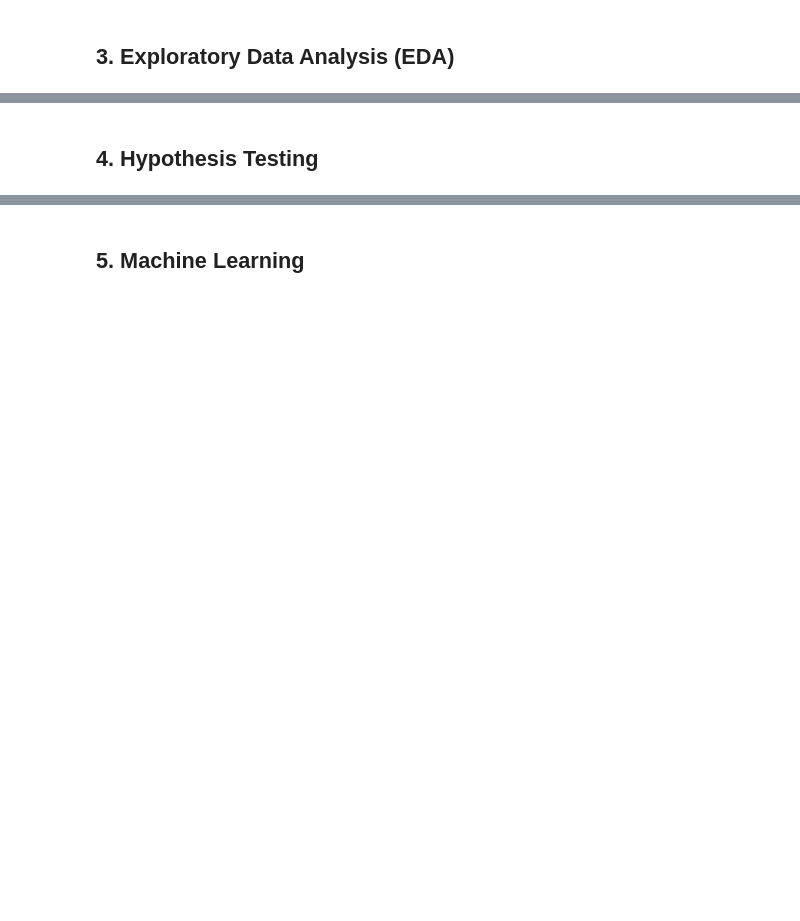
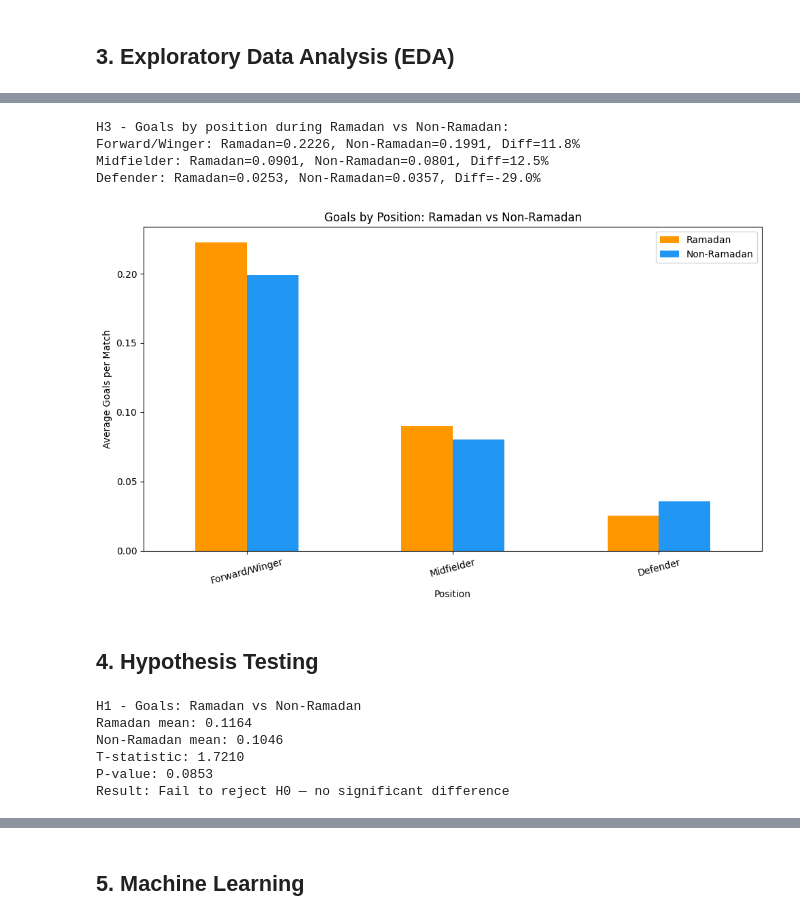
Before and after one commit to BHoxhaAL/DSA210Proj, a Jupyter notebook: analysis.ipynb, the cells around one changed output, grey strips where cells are left out. Cells and saved outputs as stored; diff of their text form; code cells hidden in the pictures; blank space fills up the shorter version.

```diff
--- a/analysis.ipynb
+++ b/analysis.ipynb
@@ -21,2 +142,75 @@ print(df['clean_name'].nunique())
+# %%
+#Mapping the Positions to Group (H3)
+def map_position(pos):
+    if pd.isna(pos) or str(pos) == '0':
+        return None
+    pos = str(pos)
+    if any(x in pos for x in ['FW', 'RW', 'LW', 'ST', 'CF']):
+        return 'Forward/Winger'
+    elif any(x in pos for x in ['CM', 'DM', 'AM', 'RM', 'LM', 'MF']):
+        return 'Midfielder'
+    elif any(x in pos for x in ['CB', 'RB', 'LB', 'WB', 'DF']):
+        return 'Defender'
+    elif 'GK' in pos:
+        return 'Goalkeeper'
+    return None
+
+df['position_group'] = df['pos'].apply(map_position)
+
+print("H3 - Goals by position during Ramadan vs Non-Ramadan:")
+for pos in ['Forward/Winger', 'Midfielder', 'Defender']:
+    r = df[(df['is_ramadan']) & (df['position_group'] == pos)]['Gls']
+    nr = df[(~df['is_ramadan']) & (df['position_group'] == pos)]['Gls']
+    if len(r) > 0 and len(nr) > 0:
+        diff = ((r.mean() - nr.mean()) / nr.mean() * 100) if nr.mean() > 0 else 0
+        print(f"{pos}: Ramadan={r.mean():.4f}, Non-Ramadan={nr.mean():.4f}, Diff={diff:.1f}%")
+# %% [output]
+H3 - Goals by position during Ramadan vs Non-Ramadan:
+Forward/Winger: Ramadan=0.2226, Non-Ramadan=0.1991, Diff=11.8%
+Midfielder: Ramadan=0.0901, Non-Ramadan=0.0801, Diff=12.5%
+Defender: Ramadan=0.0253, Non-Ramadan=0.0357, Diff=-29.0%
+# %%
+pos_data = []
+for pos in ['Forward/Winger', 'Midfielder', 'Defender']:
+    r = df[(df['is_ramadan']) & (df['position_group'] == pos)]['Gls'].mean()
+    nr = df[(~df['is_ramadan']) & (df['position_group'] == pos)]['Gls'].mean()
+    pos_data.append({'Position': pos, 'Ramadan': r, 'Non-Ramadan': nr})
+
+pos_df = pd.DataFrame(pos_data).set_index('Position')
+
+pos_df.plot(kind='bar', figsize=(10, 6), color=['#FF9800', '#2196F3'])
+plt.title('Goals by Position: Ramadan vs Non-Ramadan')
+plt.ylabel('Average Goals per Match')
+plt.xticks(rotation=15)
+plt.tight_layout()
+plt.savefig('h3_position_goals.png', dpi=150)
+plt.show()
+# %% [output]
+[figure, added]
 # %% [markdown]
 ## 4. Hypothesis Testing
+# %%
+#H1: Do Muslim Players Perform Significantly Better During Ramadan?
+#Test On Goals With Two-Sample t-test
+
+ramadan_gls = df[df['is_ramadan']]['Gls'].dropna()
+non_ramadan_gls = df[~df['is_ramadan']]['Gls'].dropna()
+
+t_stat, p_value = stats.ttest_ind(ramadan_gls, non_ramadan_gls, equal_var=False)
+
+print("H1 - Goals: Ramadan vs Non-Ramadan")
+print(f"Ramadan mean: {ramadan_gls.mean():.4f}")
+print(f"Non-Ramadan mean: {non_ramadan_gls.mean():.4f}")
+print(f"T-statistic: {t_stat:.4f}")
+print(f"P-value: {p_value:.4f}")
+if p_value < 0.05:
+    print("Result: Reject H0 — significant difference found")
+else:
+    print("Result: Fail to reject H0 — no significant difference")
+# %% [output]
+H1 - Goals: Ramadan vs Non-Ramadan
+Ramadan mean: 0.1164
+Non-Ramadan mean: 0.1046
+T-statistic: 1.7210
+P-value: 0.0853
+Result: Fail to reject H0 — no significant difference
```
Also changed, not shown: parts of 10 cells of this notebook, 7 other files.
